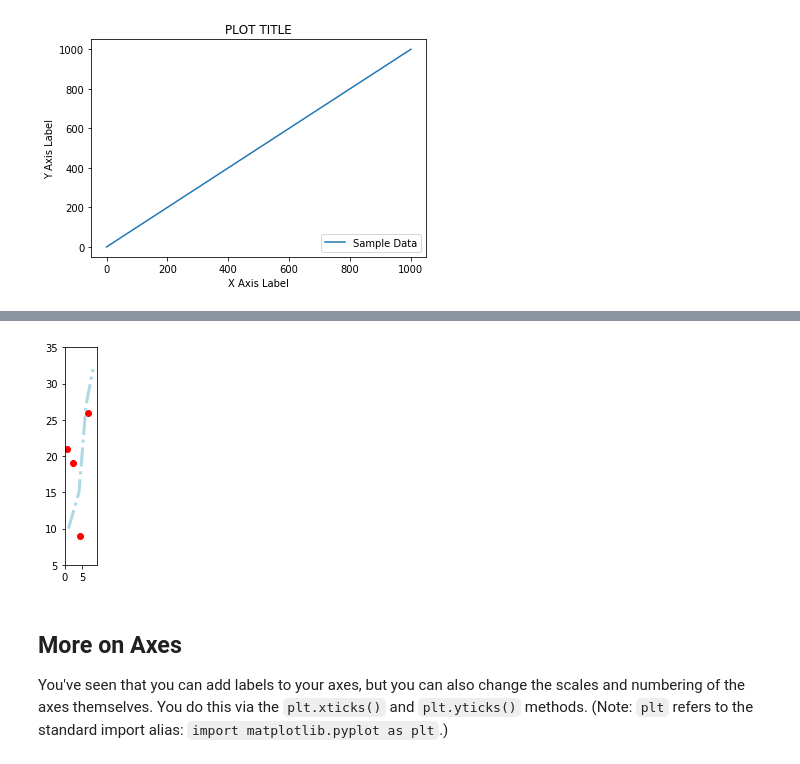
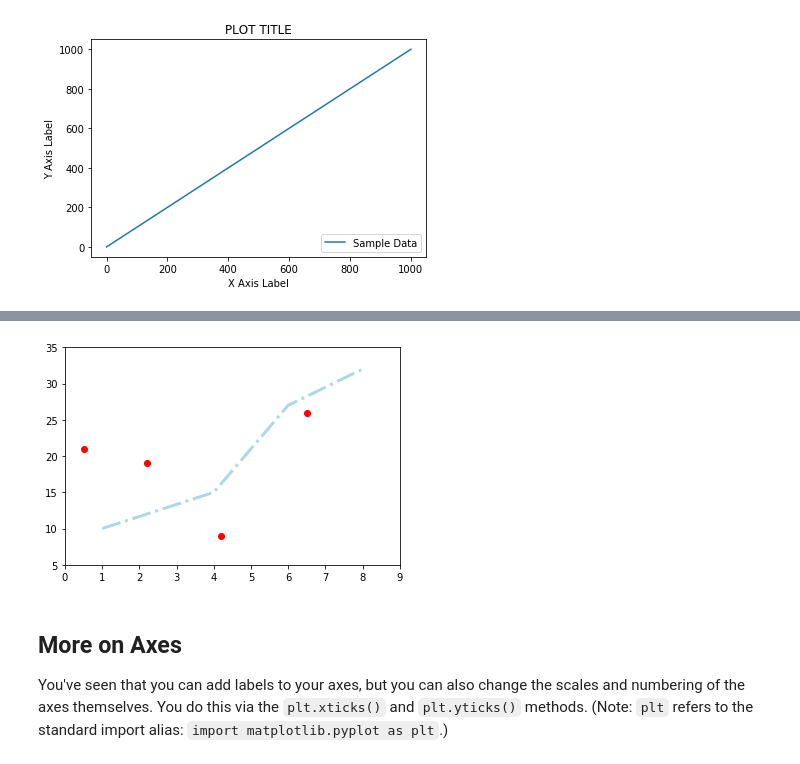
Before and after one commit to khayes847/dsc-more-practice-with-matplotlib-dc-ds-071519, a Jupyter notebook: index.ipynb, the cells around one changed output, grey strips where cells are left out. Cells and saved outputs as stored; diff of their text form; code cells hidden in the pictures.

```diff
--- a/index.ipynb
+++ b/index.ipynb
@@ -113,23 +113,23 @@ Let's see all of above in action with another plot. Here we declare a new figure
 # %%
 # Define a new figure with matplotlib's .plot() function.
 new_figure = plt.figure()
 
 # Add a subplot to the figure - a new axes
-ax = new_figure.add_subplot(199)
+ax = new_figure.add_subplot(111)
 
 # Generate a line plot
 ax.plot([1, 4, 6, 8], [10, 15, 27, 32], color='lightblue', linewidth=3, linestyle = '-.')
 
 # Draw a scatter plot on same axes
 ax.scatter([0.5, 2.2, 4.2, 6.5], [21, 19, 9, 26], color='red', marker='o')
 
 # Set the limits of x and y for axes
 ax.set_xlim(0, 9), ax.set_ylim(5,35)
 
 # Show the plot
 plt.show()
 # %% [output]
-[figure, old version]
+[figure, new version]
 # %% [markdown]
 ## More on Axes
 
```
